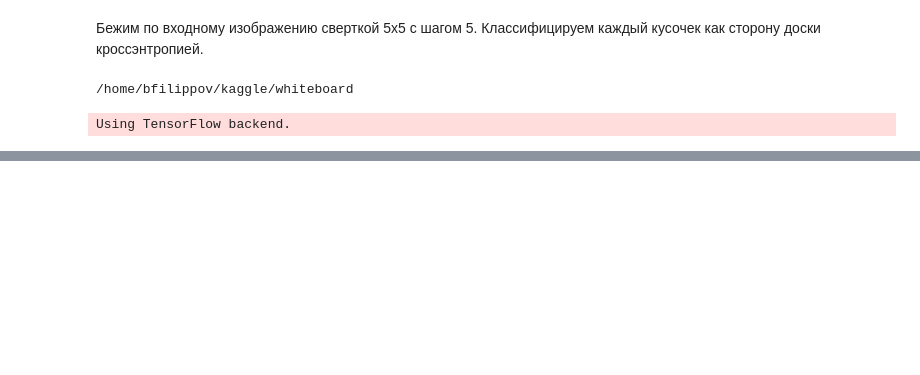
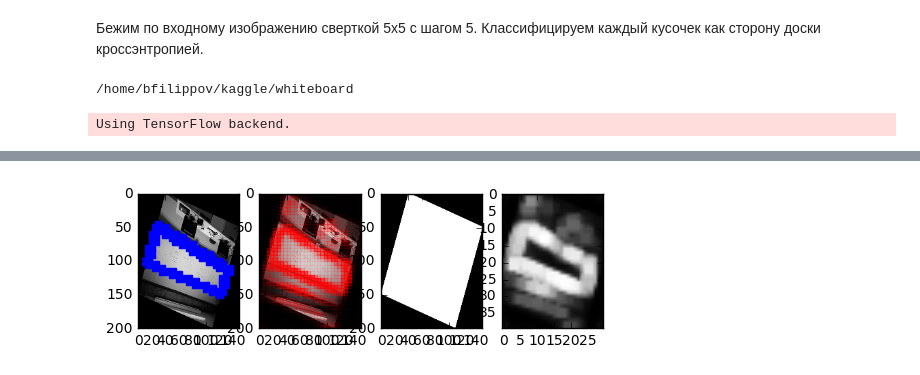
Before and after one commit to bbotio/whiteboard, a Jupyter notebook: models/Classification of image patches as corners.ipynb, the cells around one changed output, grey strips where cells are left out. Saved outputs shown, nothing was run; the diff lists cells and outputs as text; code cells hidden in the pictures; blank space fills up the shorter version.

```diff
--- a/models/Classification of image patches as corners.ipynb
+++ b/models/Classification of image patches as corners.ipynb
@@ -209,0 +220,4 @@ draw_example(test_batch_x_without_alpha, test_batch_y)
+# %%
+draw_example(test_imgs)
+# %% [output]
+[figure, added]
```
Also changed, not shown: parts of 7 cells of this notebook, 1 other file.
